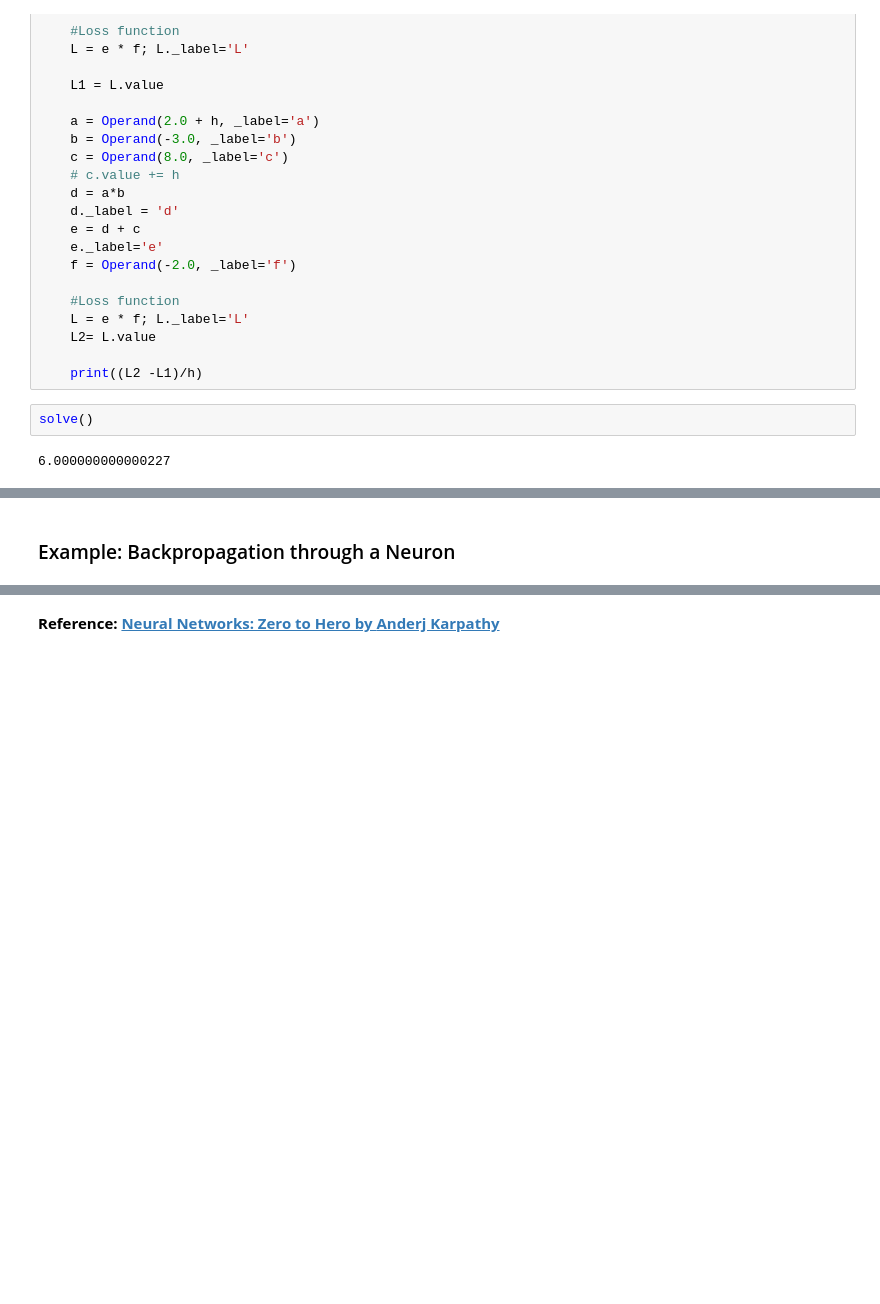
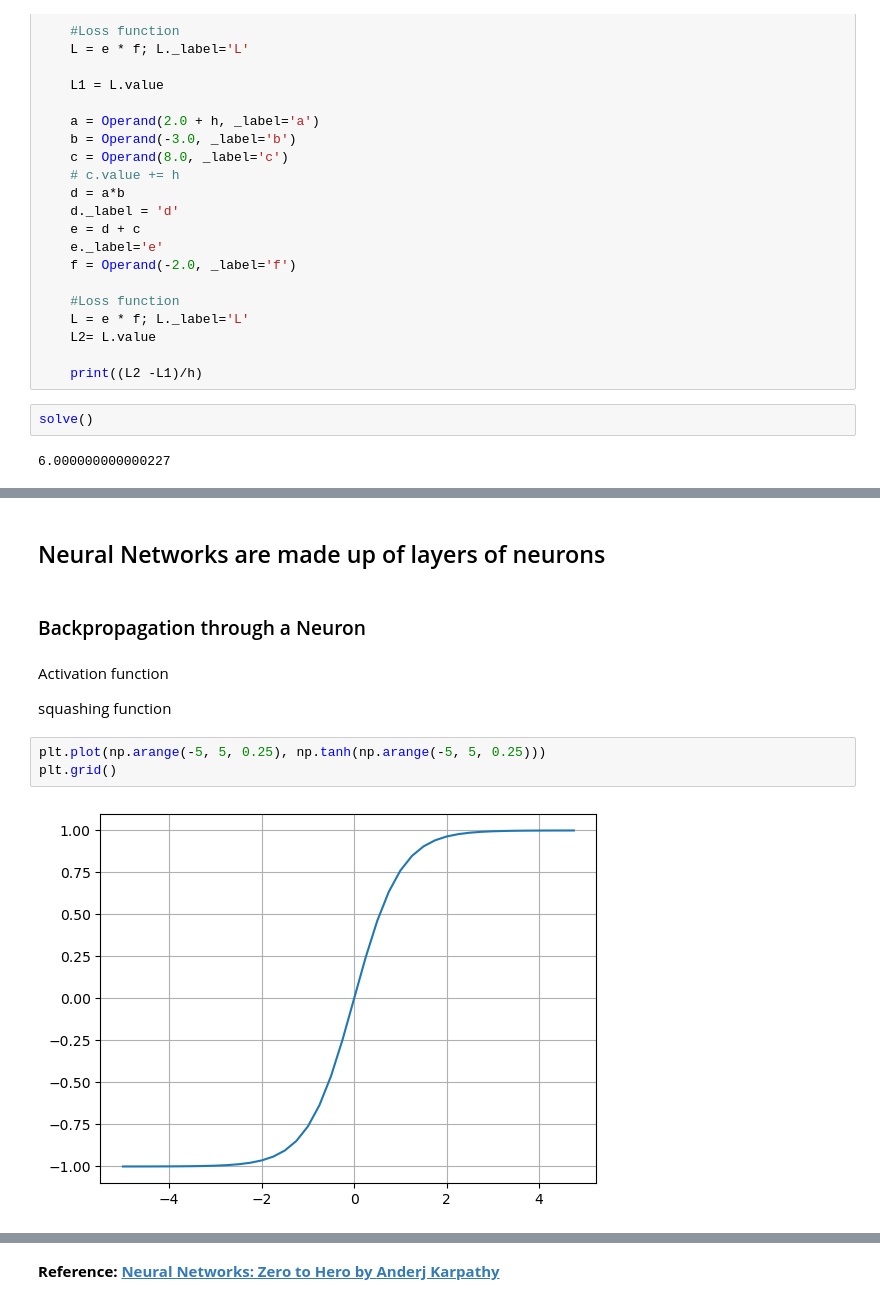
Before and after one commit to priyamore/neural-networks, a Jupyter notebook: backpropagation.ipynb, the cells around one changed output, grey strips where cells are left out. Cells and saved outputs as stored; diff of their text form; blank space fills up the shorter version.

```diff
--- a/backpropagation.ipynb
+++ b/backpropagation.ipynb
@@ -291,2 +331,13 @@ solve()
+# %% [markdown]
+## Neural Networks are made up of layers of neurons
 # %% [markdown]
-### Example: Backpropagation through a Neuron
+### Backpropagation through a Neuron
+# %% [markdown]
+Activation function
+
+squashing function
+# %%
+plt.plot(np.arange(-5, 5, 0.25), np.tanh(np.arange(-5, 5, 0.25)))
+plt.grid()
+# %% [output]
+[figure, added]
```
Also changed, not shown: parts of 20 cells of this notebook.
